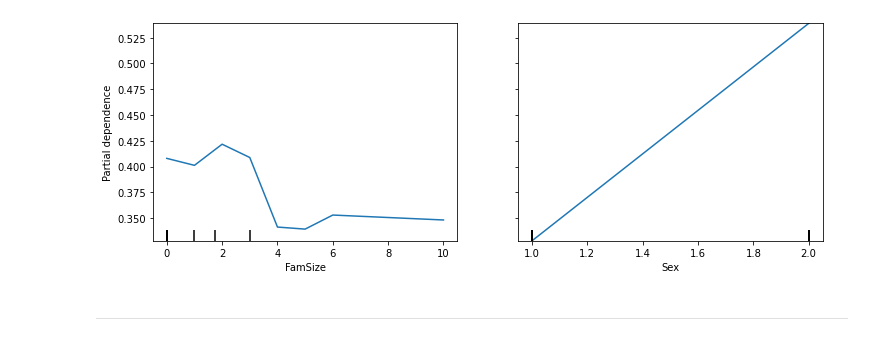
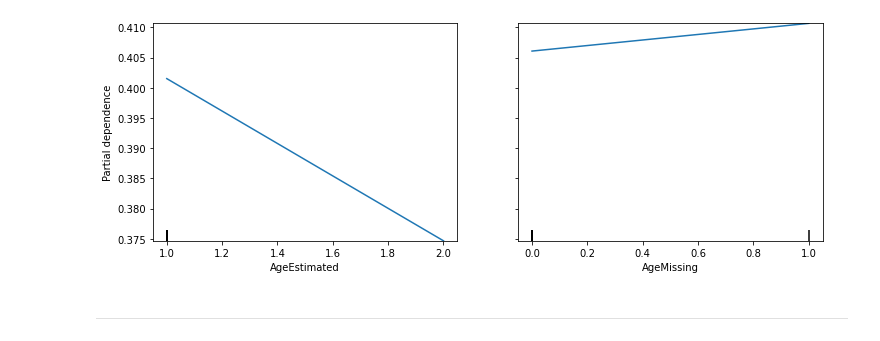
Before and after one commit to francisco-lourenco-2/titanic_kaggle, a Jupyter notebook: Titanic_Random_Forests.ipynb, the cells around one changed output. Drawn from its saved outputs; the diff is of its cells as text; code cells hidden in the pictures.

```diff
--- a/Titanic_Random_Forests.ipynb
+++ b/Titanic_Random_Forests.ipynb
@@ -215,6 +272,0 @@ valid_df['Sex'].hist()
-# %%
-fig,ax = plt.subplots(figsize=(12, 4))
-plot_partial_dependence(rf, valid_df.iloc[:,3:], ['FamSize','Sex'],
-grid_resolution=20, ax=ax);
-# %% [output]
-[figure, removed]
@@ -221,3 +275,9 @@ grid_resolution=20, ax=ax);
+# %%
+fig,ax = plt.subplots(figsize=(12, 4))
+plot_partial_dependence(rf, valid_df.iloc[:,1:], ['AgeEstimated','AgeMissing'],
+grid_resolution=20, ax=ax);
+# %% [output]
+[figure, added]
 # %%
 85.47
 # %% [markdown]
```
Also changed, not shown: parts of 36 cells of this notebook.
